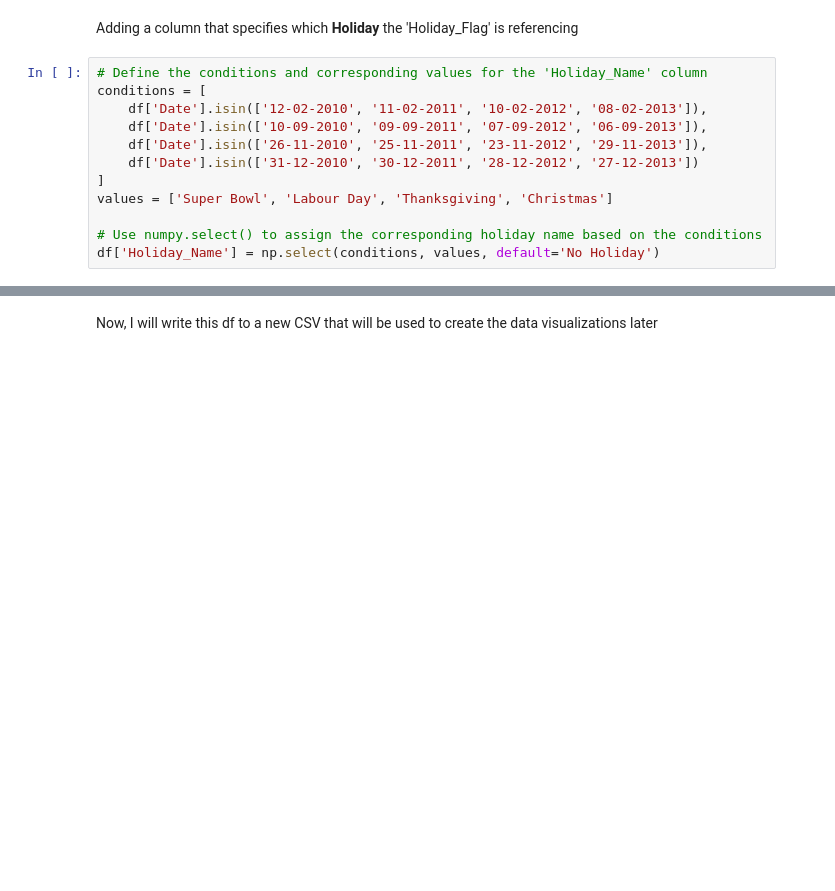
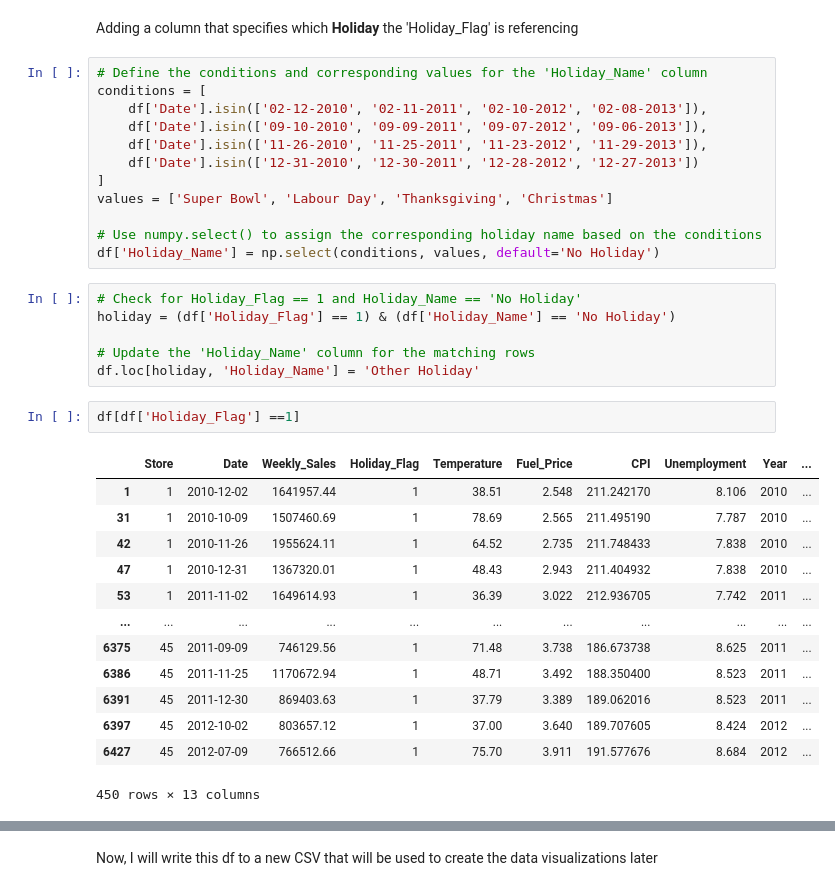
Before and after one commit to masonlonoff/WalmartSales, a Jupyter notebook: Preprocessing_Manipulation.ipynb, the cells around one changed output, grey strips where cells are left out. Drawn from its saved outputs; the diff is of its cells as text; blank space fills up the shorter version.

```diff
--- a/Preprocessing_Manipulation.ipynb
+++ b/Preprocessing_Manipulation.ipynb
@@ -185,12 +180,34 @@ Adding a column that specifies which **Holiday** the 'Holiday_Flag' is referenci
 # %%
 # Define the conditions and corresponding values for the 'Holiday_Name' column
 conditions = [
-    df['Date'].isin(['12-02-2010', '11-02-2011', '10-02-2012', '08-02-2013']),
-    df['Date'].isin(['10-09-2010', '09-09-2011', '07-09-2012', '06-09-2013']),
-    df['Date'].isin(['26-11-2010', '25-11-2011', '23-11-2012', '29-11-2013']),
-    df['Date'].isin(['31-12-2010', '30-12-2011', '28-12-2012', '27-12-2013'])
+    df['Date'].isin(['02-12-2010', '02-11-2011', '02-10-2012', '02-08-2013']),
+    df['Date'].isin(['09-10-2010', '09-09-2011', '09-07-2012', '09-06-2013']),
+    df['Date'].isin(['11-26-2010', '11-25-2011', '11-23-2012', '11-29-2013']),
+    df['Date'].isin(['12-31-2010', '12-30-2011', '12-28-2012', '12-27-2013'])
 ]
 values = ['Super Bowl', 'Labour Day', 'Thanksgiving', 'Christmas']
 
 # Use numpy.select() to assign the corresponding holiday name based on the conditions
 df['Holiday_Name'] = np.select(conditions, values, default='No Holiday')
+# %%
+# Check for Holiday_Flag == 1 and Holiday_Name == 'No Holiday'
+holiday = (df['Holiday_Flag'] == 1) & (df['Holiday_Name'] == 'No Holiday')
+
+# Update the 'Holiday_Name' column for the matching rows
+df.loc[holiday, 'Holiday_Name'] = 'Other Holiday'
+# %%
+df[df['Holiday_Flag'] ==1]
+# %% [output]
+|  | Store | Date | Weekly_Sales | Holiday_Flag | Temperature | Fuel_Price | CPI | Unemployment | Year | ... |
+| 1 | 1 | 2010-12-02 | 1641957.44 | 1 | 38.51 | 2.548 | 211.242170 | 8.106 | 2010 | ... |
+| 31 | 1 | 2010-10-09 | 1507460.69 | 1 | 78.69 | 2.565 | 211.495190 | 7.787 | 2010 | ... |
+| 42 | 1 | 2010-11-26 | 1955624.11 | 1 | 64.52 | 2.735 | 211.748433 | 7.838 | 2010 | ... |
+| 47 | 1 | 2010-12-31 | 1367320.01 | 1 | 48.43 | 2.943 | 211.404932 | 7.838 | 2010 | ... |
+| 53 | 1 | 2011-11-02 | 1649614.93 | 1 | 36.39 | 3.022 | 212.936705 | 7.742 | 2011 | ... |
+| ... | ... | ... | ... | ... | ... | ... | ... | ... | ... | ... |
+| 6375 | 45 | 2011-09-09 | 746129.56 | 1 | 71.48 | 3.738 | 186.673738 | 8.625 | 2011 | ... |
+| 6386 | 45 | 2011-11-25 | 1170672.94 | 1 | 48.71 | 3.492 | 188.350400 | 8.523 | 2011 | ... |
+| 6391 | 45 | 2011-12-30 | 869403.63 | 1 | 37.79 | 3.389 | 189.062016 | 8.523 | 2011 | ... |
+| 6397 | 45 | 2012-10-02 | 803657.12 | 1 | 37.00 | 3.640 | 189.707605 | 8.424 | 2012 | ... |
+| 6427 | 45 | 2012-07-09 | 766512.66 | 1 | 75.70 | 3.911 | 191.577676 | 8.684 | 2012 | ... |
+450 rows × 13 columns
```
Also changed, not shown: parts of 3 cells of this notebook.
